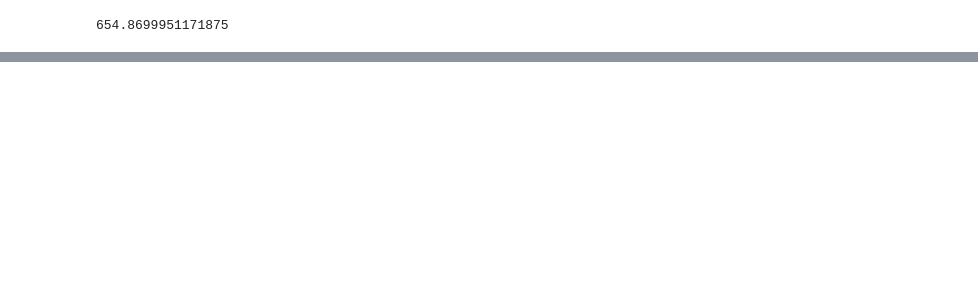
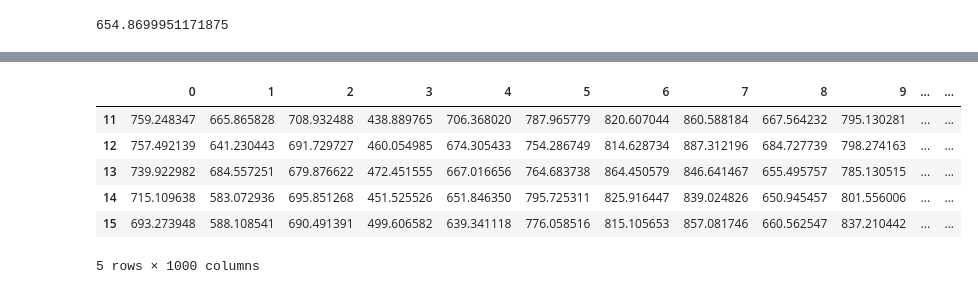
Before and after one commit to dbogatic/stock-evaluation, a Jupyter notebook: monte_carlo_predictor.ipynb, the cells around one changed output, grey strips where cells are left out. Drawn from its saved outputs; the diff is of its cells as text; code cells hidden in the pictures; blank space fills up the shorter version.

```diff
--- a/monte_carlo_predictor.ipynb
+++ b/monte_carlo_predictor.ipynb
@@ -57,5 +59,0 @@ last_val * (1+gauss(mean,std))
-# %%
-simvals = [last_val]
-days = 15
-for day in range(days):
-    newval = simvals[:]
@@ -69,5 +73,3 @@ def simulate_stocks(days,starting_val):
 
 
     return simvals
-# %%
-simulate_stocks(30,last_val)
@@ -91,0 +76,3 @@ simulate_stocks(30,last_val)
+# %%
+# Simulate next 15 day stock prices based on the last price
+simulate_stocks(15,last_val)
@@ -136,0 +112,12 @@ end_values.plot(kind="hist")
+# %%
+# Possible outcomes based on the each of 1000 scenarios (transformed dataframe)
+results_df = pd.DataFrame(results).T
+results_df.tail()
+# %% [output]
+|  | 0 | 1 | 2 | 3 | 4 | 5 | 6 | 7 | 8 | 9 | ... | ... |
+| 11 | 759.248347 | 665.865828 | 708.932488 | 438.889765 | 706.368020 | 787.965779 | 820.607044 | 860.588184 | 667.564232 | 795.130281 | ... | ... |
+| 12 | 757.492139 | 641.230443 | 691.729727 | 460.054985 | 674.305433 | 754.286749 | 814.628734 | 887.312196 | 684.727739 | 798.274163 | ... | ... |
+| 13 | 739.922982 | 684.557251 | 679.876622 | 472.451555 | 667.016656 | 764.683738 | 864.450579 | 846.641467 | 655.495757 | 785.130515 | ... | ... |
+| 14 | 715.109638 | 583.072936 | 695.851268 | 451.525526 | 651.846350 | 795.725311 | 825.916447 | 839.024826 | 650.945457 | 801.556006 | ... | ... |
+| 15 | 693.273948 | 588.108541 | 690.491391 | 499.606582 | 639.341118 | 776.058516 | 815.105653 | 857.081746 | 660.562547 | 837.210442 | ... | ... |
+5 rows × 1000 columns
```
Also changed, not shown: parts of 26 cells of this notebook, 1 other file.
